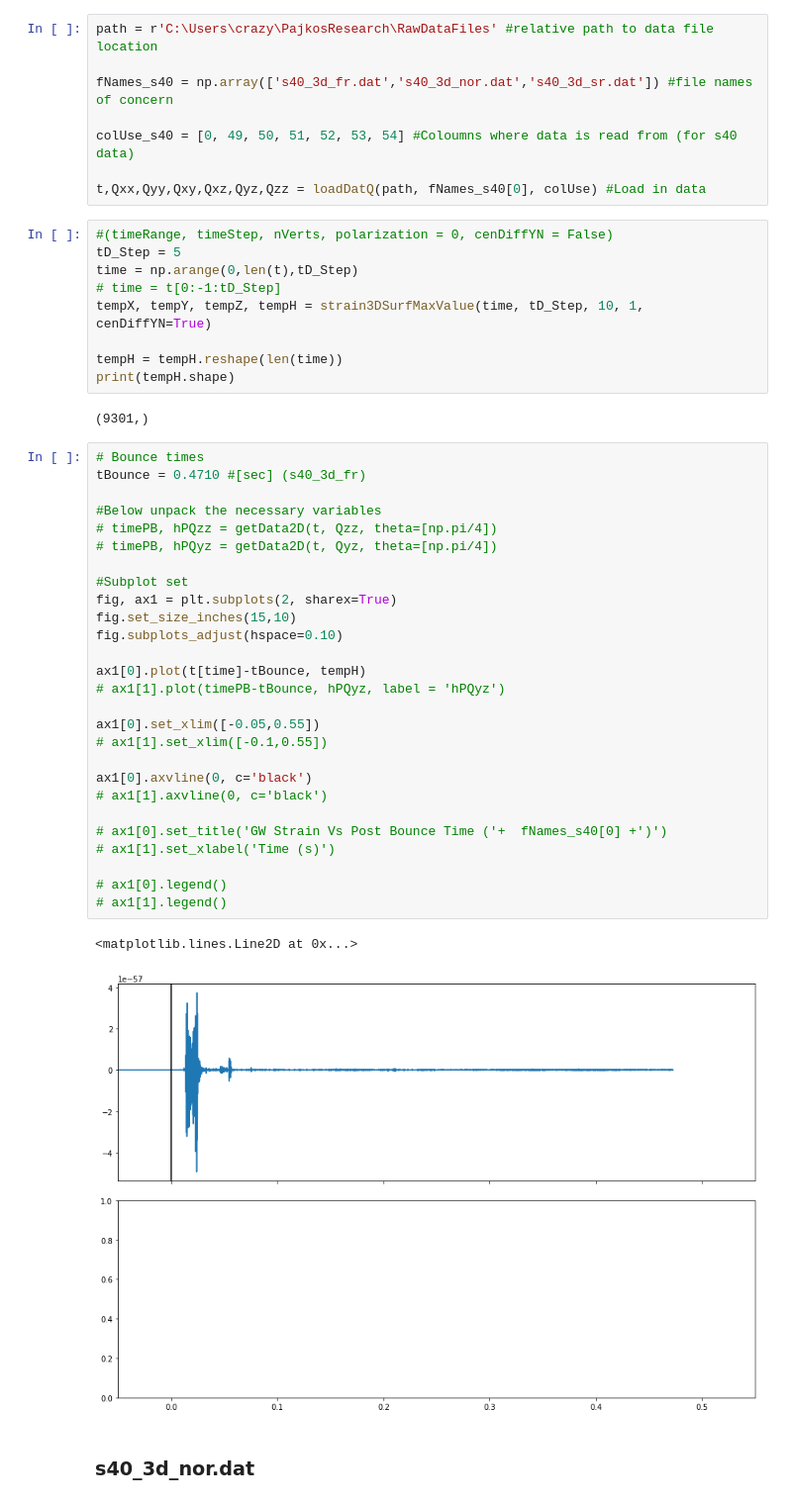
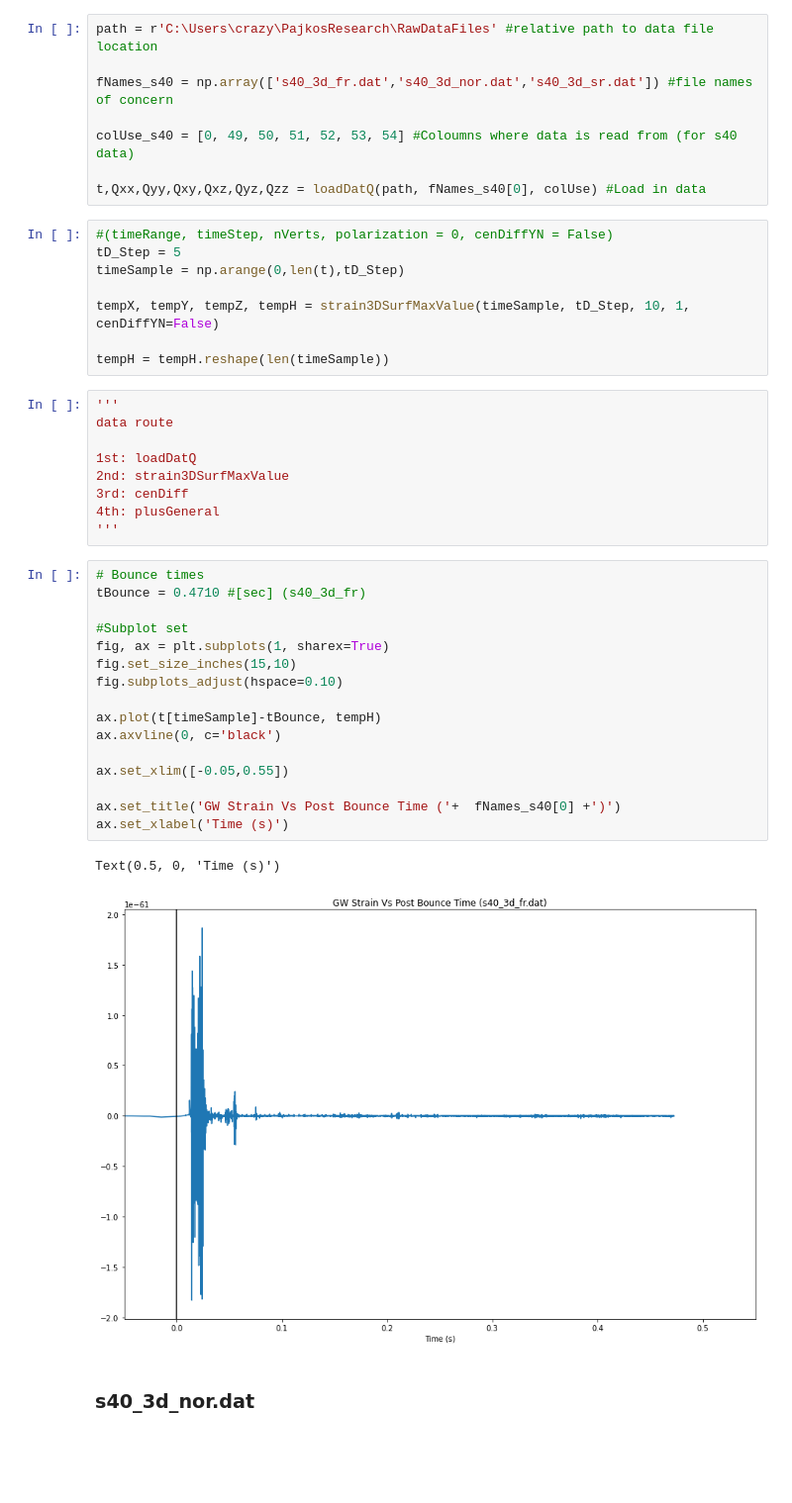
Before and after one commit to StevenVC/PajkosSummerResearch, a Jupyter notebook: programs/3D_GW_MaxVal_Scatter-1.ipynb, the cells around one changed output. Shown at 99% size. Cells and saved outputs as stored; diff of their text form; blank space fills up the shorter version.

```diff
--- a/programs/3D_GW_MaxVal_Scatter-1.ipynb
+++ b/programs/3D_GW_MaxVal_Scatter-1.ipynb
@@ -1102,44 +1091,39 @@ t,Qxx,Qyy,Qxy,Qxz,Qyz,Qzz = loadDatQ(path, fNames_s40[0], colUse) #Load in data
 # %%
 #(timeRange, timeStep, nVerts, polarization = 0, cenDiffYN = False)
 tD_Step = 5
-time = np.arange(0,len(t),tD_Step)
-# time = t[0:-1:tD_Step]
-tempX, tempY, tempZ, tempH = strain3DSurfMaxValue(time, tD_Step, 10, 1, cenDiffYN=True)
+timeSample = np.arange(0,len(t),tD_Step)
 
-tempH = tempH.reshape(len(time))
-print(tempH.shape)
+tempX, tempY, tempZ, tempH = strain3DSurfMaxValue(timeSample, tD_Step, 10, 1, cenDiffYN=False)
+
+tempH = tempH.reshape(len(timeSample))
-# %% [output]
-(9301,)
+# %%
+'''
+data route
+
+1st: loadDatQ
+2nd: strain3DSurfMaxValue
+3rd: cenDiff
+4th: plusGeneral
+'''
 # %%
 # Bounce times
 tBounce = 0.4710 #[sec] (s40_3d_fr)
 
-#Below unpack the necessary variables
-# timePB, hPQzz = getData2D(t, Qzz, theta=[np.pi/4])
-# timePB, hPQyz = getData2D(t, Qyz, theta=[np.pi/4])
-
 #Subplot set
-fig, ax1 = plt.subplots(2, sharex=True)
+fig, ax = plt.subplots(1, sharex=True)
 fig.set_size_inches(15,10)
 fig.subplots_adjust(hspace=0.10)
 
-ax1[0].plot(t[time]-tBounce, tempH)
-# ax1[1].plot(timePB-tBounce, hPQyz, label = 'hPQyz')
+ax.plot(t[timeSample]-tBounce, tempH)
+ax.axvline(0, c='black')
 
-ax1[0].set_xlim([-0.05,0.55])
-# ax1[1].set_xlim([-0.1,0.55])
+ax.set_xlim([-0.05,0.55])
 
-ax1[0].axvline(0, c='black')
-# ax1[1].axvline(0, c='black')
-
-# ax1[0].set_title('GW Strain Vs Post Bounce Time ('+  fNames_s40[0] +')')
-# ax1[1].set_xlabel('Time (s)')
-
-# ax1[0].legend()
-# ax1[1].legend()
+ax.set_title('GW Strain Vs Post Bounce Time ('+  fNames_s40[0] +')')
+ax.set_xlabel('Time (s)')
 # %% [output]
-<matplotlib.lines.Line2D at 0x...>
+Text(0.5, 0, 'Time (s)')
-[figure, old version]
+[figure, new version]
 # %% [markdown]
 ### s40_3d_nor.dat
 # %%
```
Also changed, not shown: parts of 4 cells of this notebook, 1 other file.
